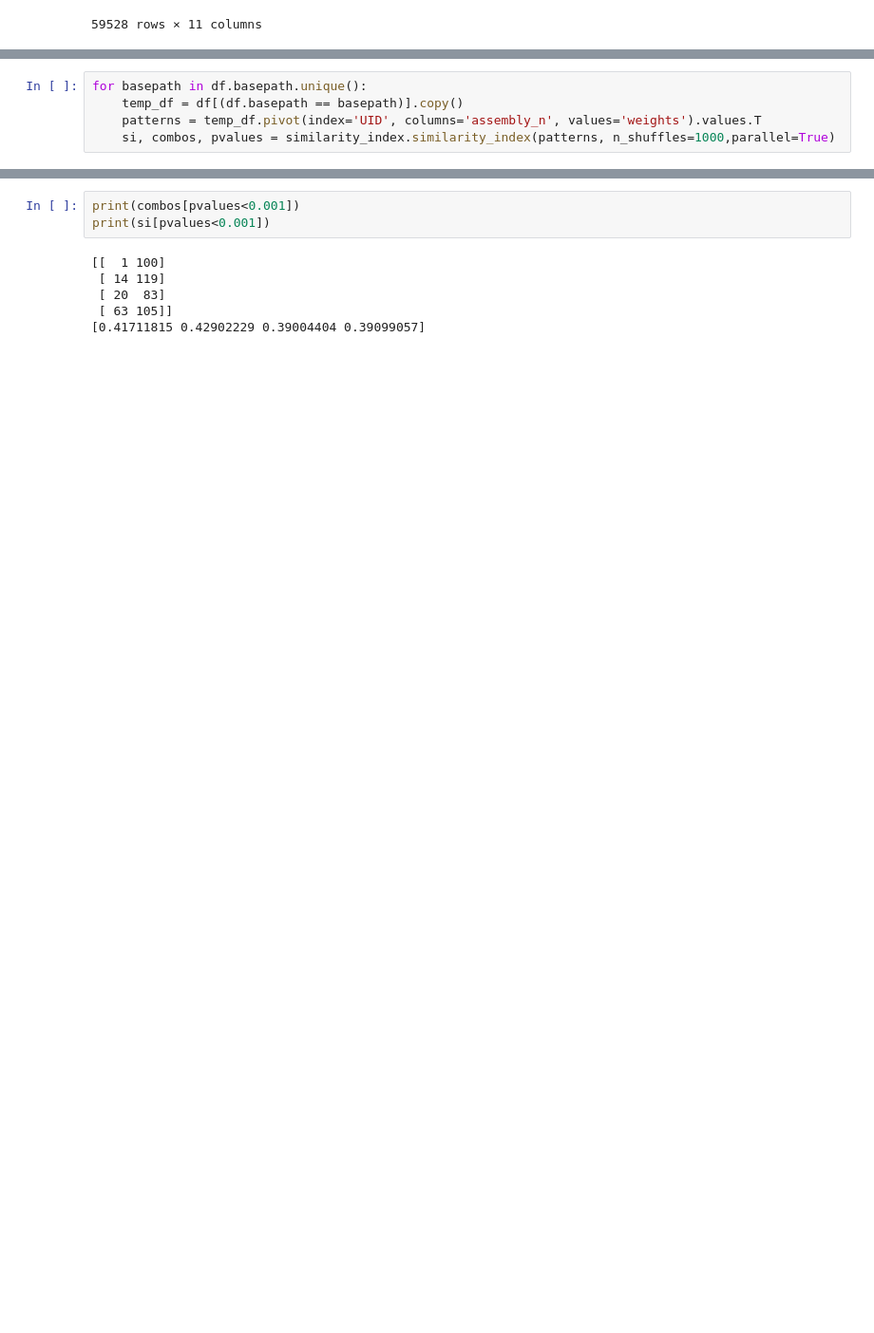
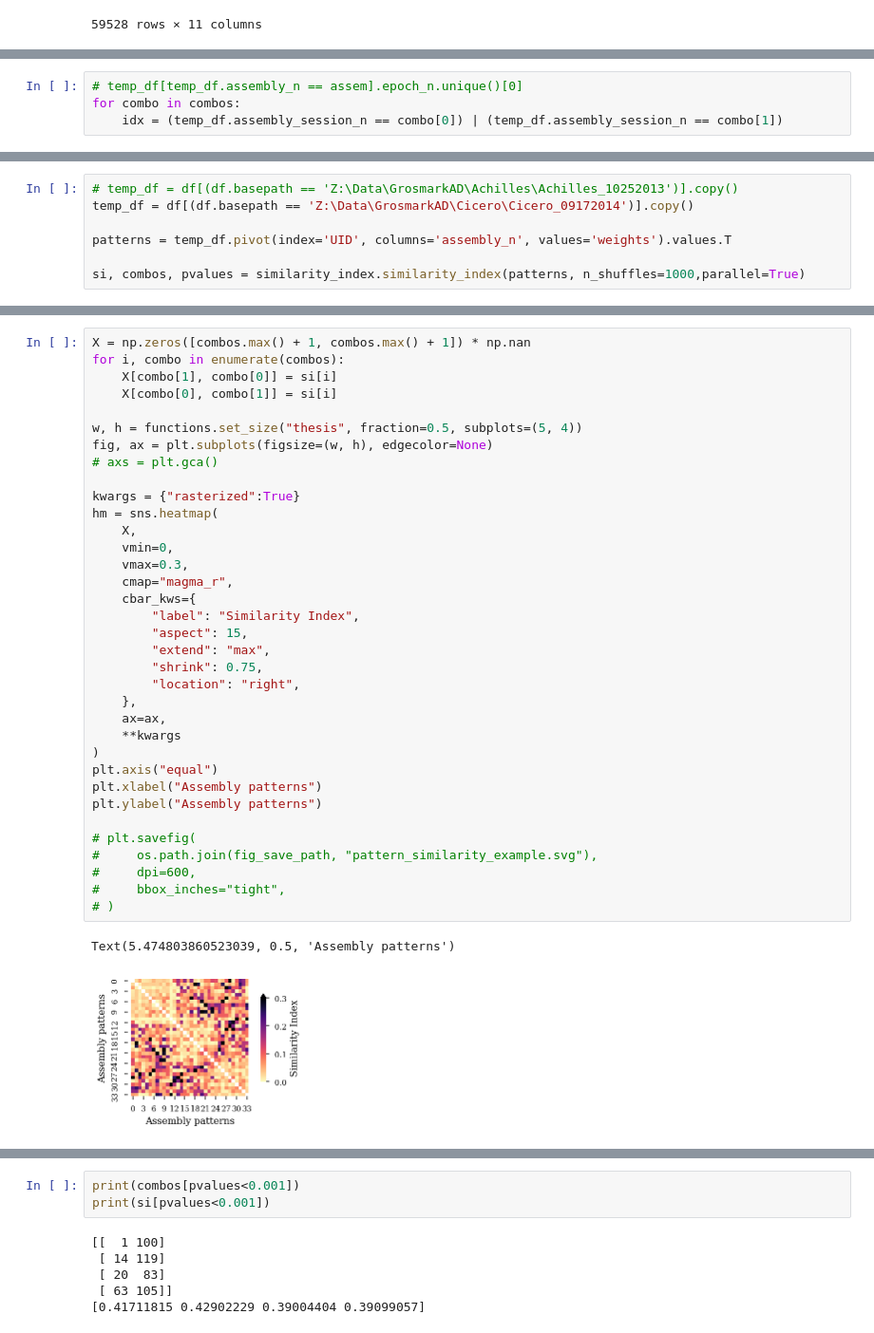
Before and after one commit to ryanharvey1/ripple_heterogeneity, a Jupyter notebook: scripts/assembly/assembly_pre_task_post.ipynb, the cells around one changed output, grey strips where cells are left out. Shown at 95% size. Saved outputs shown, nothing was run; the diff lists cells and outputs as text; blank space fills up the shorter version.

```diff
--- a/scripts/assembly/assembly_pre_task_post.ipynb
+++ b/scripts/assembly/assembly_pre_task_post.ipynb
@@ -436,0 +469,4 @@ df
+# %%
+# temp_df[temp_df.assembly_n == assem].epoch_n.unique()[0]
+for combo in combos:
+    idx = (temp_df.assembly_session_n == combo[0]) | (temp_df.assembly_session_n == combo[1])
@@ -437,5 +549,7 @@ df
 # %%
-for basepath in df.basepath.unique():
-    temp_df = df[(df.basepath == basepath)].copy()
-    patterns = temp_df.pivot(index='UID', columns='assembly_n', values='weights').values.T
-    si, combos, pvalues = similarity_index.similarity_index(patterns, n_shuffles=1000,parallel=True)
+# temp_df = df[(df.basepath == 'Z:\Data\GrosmarkAD\Achilles\Achilles_10252013')].copy()
+temp_df = df[(df.basepath == 'Z:\Data\GrosmarkAD\Cicero\Cicero_09172014')].copy()
+
+patterns = temp_df.pivot(index='UID', columns='assembly_n', values='weights').values.T
+
+si, combos, pvalues = similarity_index.similarity_index(patterns, n_shuffles=1000,parallel=True)
@@ -469,0 +556,38 @@ temp_df.iloc[combos[pvalues<0.001][3]]
+# %%
+X = np.zeros([combos.max() + 1, combos.max() + 1]) * np.nan
+for i, combo in enumerate(combos):
+    X[combo[1], combo[0]] = si[i]
+    X[combo[0], combo[1]] = si[i]
+
+w, h = functions.set_size("thesis", fraction=0.5, subplots=(5, 4))
+fig, ax = plt.subplots(figsize=(w, h), edgecolor=None)
+# axs = plt.gca()
+
+kwargs = {"rasterized":True}
+hm = sns.heatmap(
+    X,
+    vmin=0,
+    vmax=0.3,
+    cmap="magma_r",
+    cbar_kws={
+        "label": "Similarity Index",
+        "aspect": 15,
+        "extend": "max",
+        "shrink": 0.75,
+        "location": "right",
+    },
+    ax=ax,
+    **kwargs
+)
+plt.axis("equal")
+plt.xlabel("Assembly patterns")
+plt.ylabel("Assembly patterns")
+
+# plt.savefig(
+#     os.path.join(fig_save_path, "pattern_similarity_example.svg"),
+#     dpi=600,
+#     bbox_inches="tight",
+# )
+# %% [output]
+Text(5.474803860523039, 0.5, 'Assembly patterns')
+[figure, added]
```
Also changed, not shown: parts of 14 cells of this notebook.
